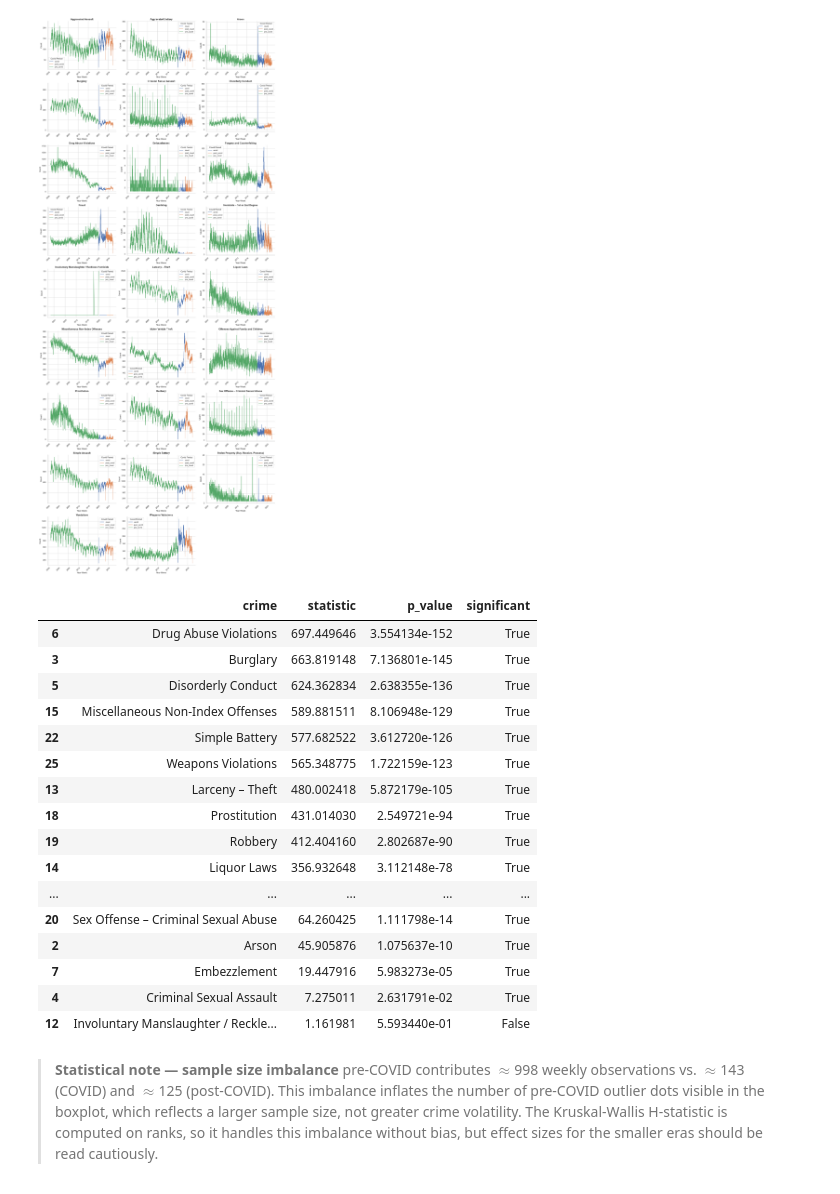
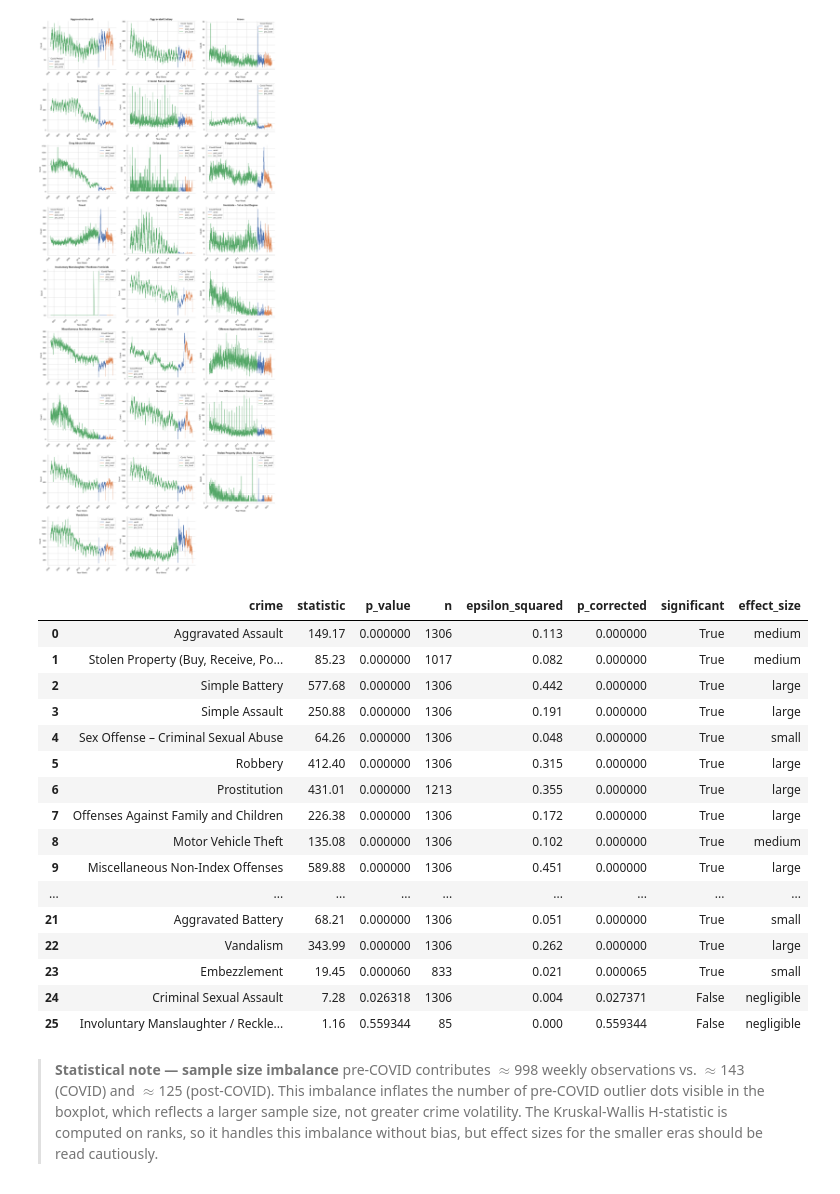
Before and after one commit to SirErikPak/ChicagoCrime, a Jupyter notebook: Notebook/ChicagoCrimeEraAnalysis.ipynb, the cells around one changed output. Saved outputs shown, nothing was run; the diff lists cells and outputs as text; code cells hidden in the pictures.

```diff
--- a/Notebook/ChicagoCrimeEraVisualize.ipynb
+++ b/Notebook/ChicagoCrimeEraAnalysis.ipynb
@@ -15,6 +42,8 @@ SEED = 1776
 # custom python
 import utils
 import mapping_dict
+import kruskal_fdr
+import dunn_posthoc
 
 # Create a dictionary of versions
 versions = {
@@ -30,20 +59,14 @@ versions = {
 df_versions = pd.DataFrame(list(versions.items()), columns=['Library', 'Version'])
 print(df_versions)
 
-# display all columns
-pd.set_option('display.max_columns', None)
-pd.set_option('display.max_rows', None)
-pd.set_option('display.max_colwidth', None)
 # Remove scientific notation
 np.set_printoptions(suppress=True, precision=4, linewidth=100)
 # reset options
-# pd.reset_option('display.max_columns')
+pd.set_option('display.max_rows', None)
 
 # Use a single Arrow string & int64 type instance to save memory
 arrow_string = pd.ArrowDtype(pa.string())
 arrow_cat8 = pd.ArrowDtype(pa.dictionary(index_type=pa.int8(), value_type=pa.string()))
-arrow_cat16 = pd.ArrowDtype(pa.dictionary(index_type=pa.int16(), value_type=pa.string()))
-arrow_int32 = pd.ArrowDtype(pa.int32())
 # %% [output]
    Library Version
 0   Python  3.13.9
@@ -107,7 +134,7 @@ df[['date', 'year_week']].head()
 df['year_month'] = df['date'].dt.strftime('%Y%m')
 
 # convert year_month to int
-df.year_month = df.year_month.astype(arrow_int32)
+df.year_month = df.year_month.astype(arrow_string)
 # check the datatype
 print(df.year_month.dtype)
 # display
@@ -328,0 +319,8 @@ kruskal_results
+# %%
+# Monthly analysis
+monthly_results = kruskal_fdr.run_kruskal_fdr(
+    data       = multi_counts_df,
+    time_col = 'year_month',
+    alpha    = 0.05
+)
+monthly_results
@@ -640,36 +971,31 @@ plt.show()
 # %% [output]
 [figure]
 # %%
-# Is the difference in weekly crime counts across eras statistically significant?
-# Kruskal-Wallis: non-parametric, no normality assumption required
-results = []
-for crime in convert['fbi_code_desc'].unique():
-    subset = convert[convert['fbi_code_desc'] == crime]
-    pre   = subset[subset['era'] == 'pre_covid']['count']
-    covid = subset[subset['era'] == 'covid']['count']
-    post  = subset[subset['era'] == 'post_covid']['count']
-    stat, p = stats.kruskal(pre, covid, post)
-    results.append({'crime': crime, 'statistic': stat, 'p_value': p, 'significant': p < 0.05})
-
-pd.DataFrame(results).sort_values('p_value')
+# Weekly analysis
+weekly_results = kruskal_fdr.run_kruskal_fdr(
+    data       = convert,
+    time_col = 'year_week',
+    alpha    = 0.01
+)
+weekly_results
 # %% [output]
-|  | crime | statistic | p_value | significant |
-| 6 | Drug Abuse Violations | 697.449646 | 3.554134e-152 | True |
-| 3 | Burglary | 663.819148 | 7.136801e-145 | True |
-| 5 | Disorderly Conduct | 624.362834 | 2.638355e-136 | True |
-| 15 | Miscellaneous Non-Index Offenses | 589.881511 | 8.106948e-129 | True |
-| 22 | Simple Battery | 577.682522 | 3.612720e-126 | True |
-| 25 | Weapons Violations | 565.348775 | 1.722159e-123 | True |
-| 13 | Larceny – Theft | 480.002418 | 5.872179e-105 | True |
-| 18 | Prostitution | 431.014030 | 2.549721e-94 | True |
-| 19 | Robbery | 412.404160 | 2.802687e-90 | True |
-| 14 | Liquor Laws | 356.932648 | 3.112148e-78 | True |
-| ... | ... | ... | ... | ... |
-| 20 | Sex Offense – Criminal Sexual Abuse | 64.260425 | 1.111798e-14 | True |
-| 2 | Arson | 45.905876 | 1.075637e-10 | True |
-| 7 | Embezzlement | 19.447916 | 5.983273e-05 | True |
-| 4 | Criminal Sexual Assault | 7.275011 | 2.631791e-02 | True |
-| 12 | Involuntary Manslaughter / Reckle... | 1.161981 | 5.593440e-01 | False |
+|  | crime | statistic | p_value | n | epsilon_squared | p_corrected | significant | effect_size |
+| 0 | Aggravated Assault | 149.17 | 0.000000 | 1306 | 0.113 | 0.000000 | True | medium |
+| 1 | Stolen Property (Buy, Receive, Po... | 85.23 | 0.000000 | 1017 | 0.082 | 0.000000 | True | medium |
+| 2 | Simple Battery | 577.68 | 0.000000 | 1306 | 0.442 | 0.000000 | True | large |
+| 3 | Simple Assault | 250.88 | 0.000000 | 1306 | 0.191 | 0.000000 | True | large |
+| 4 | Sex Offense – Criminal Sexual Abuse | 64.26 | 0.000000 | 1306 | 0.048 | 0.000000 | True | small |
+| 5 | Robbery | 412.40 | 0.000000 | 1306 | 0.315 | 0.000000 | True | large |
+| 6 | Prostitution | 431.01 | 0.000000 | 1213 | 0.355 | 0.000000 | True | large |
+| 7 | Offenses Against Family and Children | 226.38 | 0.000000 | 1306 | 0.172 | 0.000000 | True | large |
+| 8 | Motor Vehicle Theft | 135.08 | 0.000000 | 1306 | 0.102 | 0.000000 | True | medium |
+| 9 | Miscellaneous Non-Index Offenses | 589.88 | 0.000000 | 1306 | 0.451 | 0.000000 | True | large |
+| ... | ... | ... | ... | ... | ... | ... | ... | ... |
+| 21 | Aggravated Battery | 68.21 | 0.000000 | 1306 | 0.051 | 0.000000 | True | small |
+| 22 | Vandalism | 343.99 | 0.000000 | 1306 | 0.262 | 0.000000 | True | large |
+| 23 | Embezzlement | 19.45 | 0.000060 | 833 | 0.021 | 0.000065 | True | small |
+| 24 | Criminal Sexual Assault | 7.28 | 0.026318 | 1306 | 0.004 | 0.027371 | False | negligible |
+| 25 | Involuntary Manslaughter / Reckle... | 1.16 | 0.559344 | 85 | 0.000 | 0.559344 | False | negligible |
 # %% [markdown]
 > **Statistical note — sample size imbalance**
 > pre-COVID contributes $\approx$998 weekly observations vs. $\approx$143 (COVID) and $\approx$125
```
Also changed, not shown: parts of 49 cells of this notebook, 9 other files.
